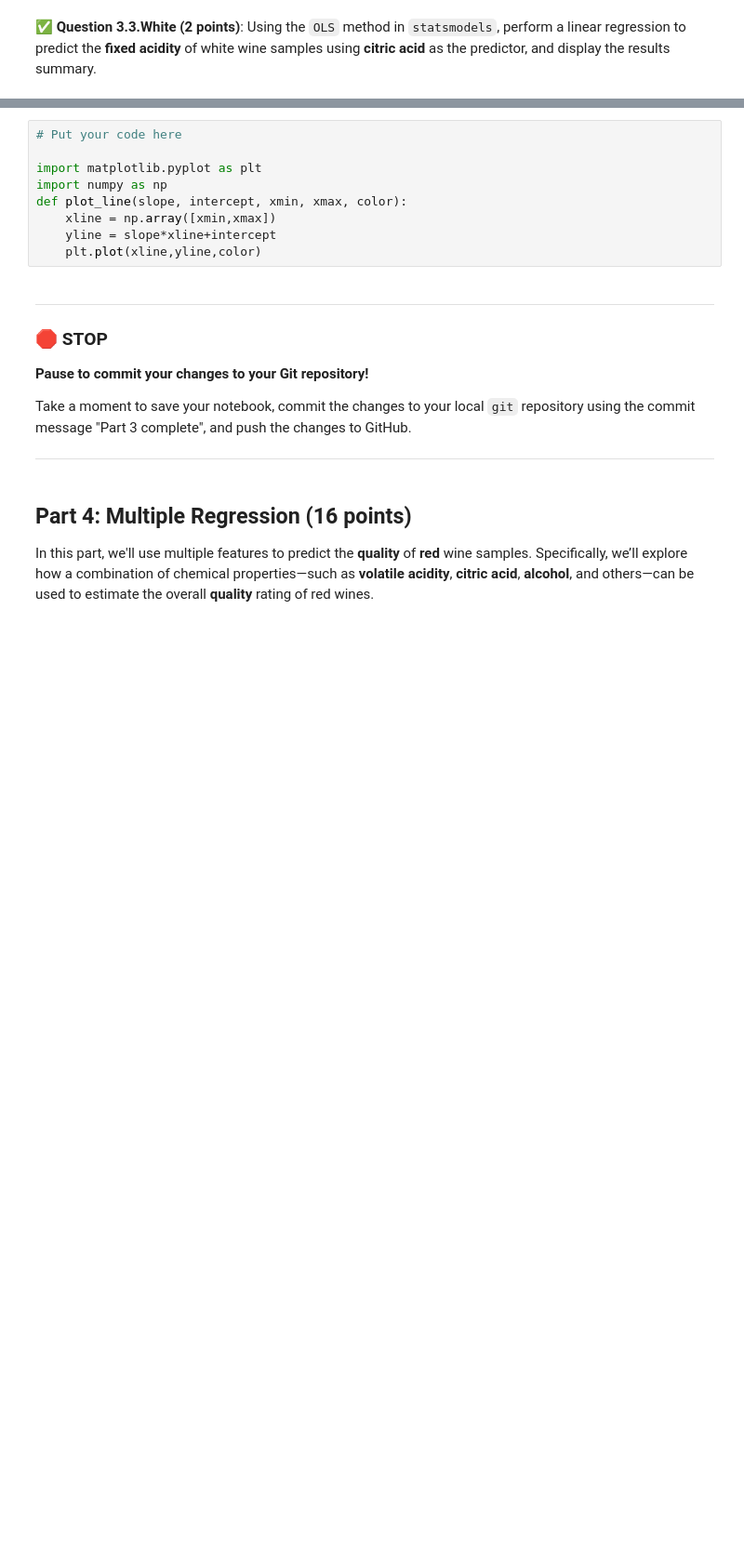
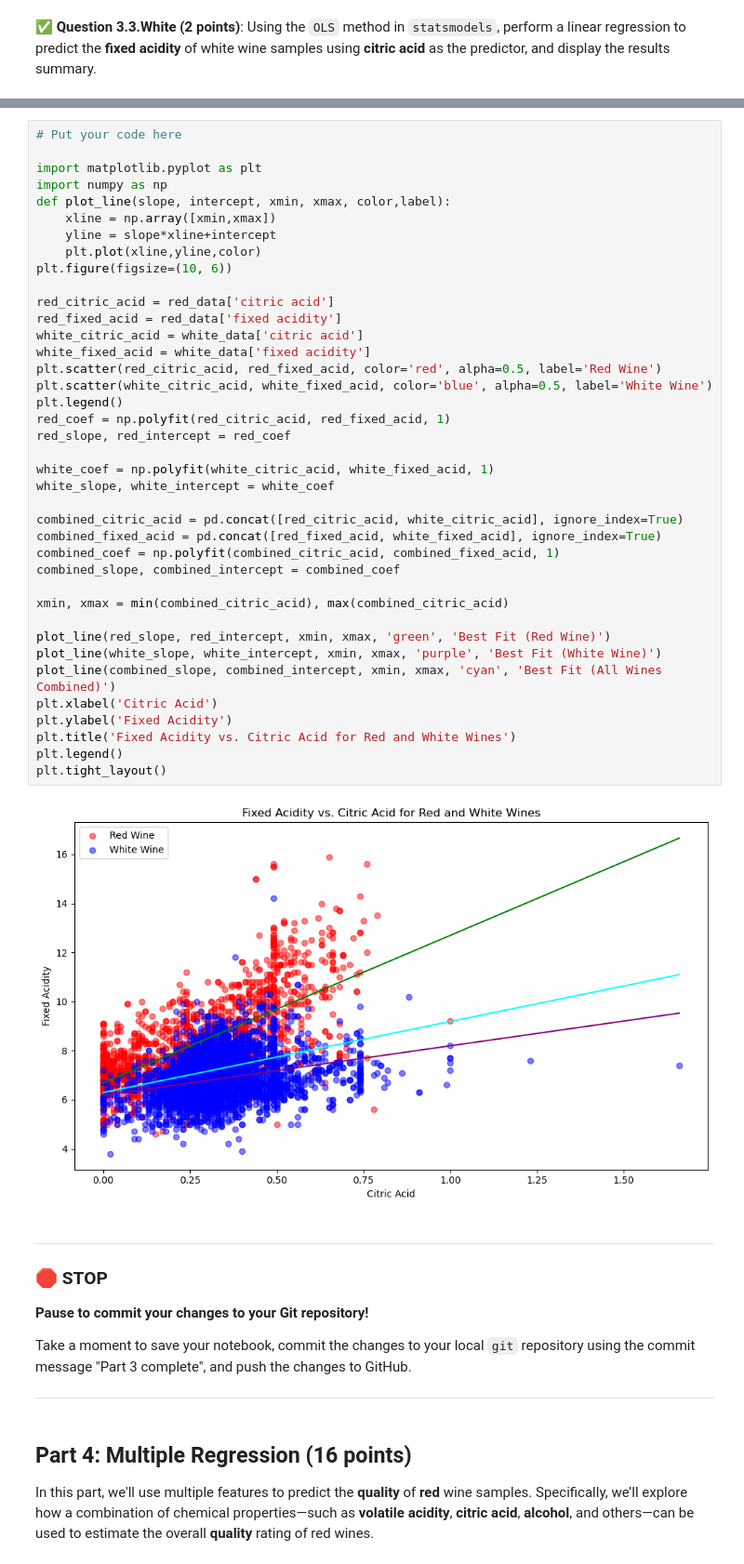
Before and after one commit to JamboLe/CMSE202-f24-turnin, a Jupyter notebook: hw-03/HW-03_Regression-STUDENT.ipynb, the cells around one changed output, grey strips where cells are left out. Shown: that part at 93% size. Cells and saved outputs as stored; diff of their text form; blank space fills up the shorter version.

```diff
--- a/hw-03/HW-03_Regression-STUDENT.ipynb
+++ b/hw-03/HW-03_Regression-STUDENT.ipynb
@@ -198,15 +264,47 @@ For this problem, make sure that you’re using the entire wine dataset, not jus
 **Do this**: Make a scatterplot showing **fixed acidity** vs. **citric acid** for the wine dataset. Color-code the points so that red and white wines are in different colors. Then, display the best fit line for each type of wine in the same color as the points, and also display the best fit line for all wines combined in a different color. Don’t forget to label your axes. When you’re done, your plot should contain two colors of points and three lines (two lines should match the colors of the two wine types, and one line for the combined data in a different color).
 
 **Hint**: We've included a function to help you plot a line. Feel free to use it, or not.
-# %%
-# Put your code here
-
-import matplotlib.pyplot as plt
-import numpy as np
-def plot_line(slope, intercept, xmin, xmax, color):
-    xline = np.array([xmin,xmax])
-    yline = slope*xline+intercept
-    plt.plot(xline,yline,color)
+# %%
+# Put your code here
+
+import matplotlib.pyplot as plt
+import numpy as np
+def plot_line(slope, intercept, xmin, xmax, color,label):
+    xline = np.array([xmin,xmax])
+    yline = slope*xline+intercept
+    plt.plot(xline,yline,color)
+plt.figure(figsize=(10, 6))
+
+red_citric_acid = red_data['citric acid']
+red_fixed_acid = red_data['fixed acidity']
+white_citric_acid = white_data['citric acid']
+white_fixed_acid = white_data['fixed acidity']
+plt.scatter(red_citric_acid, red_fixed_acid, color='red', alpha=0.5, label='Red Wine')
+plt.scatter(white_citric_acid, white_fixed_acid, color='blue', alpha=0.5, label='White Wine')
+plt.legend()
+red_coef = np.polyfit(red_citric_acid, red_fixed_acid, 1)
+red_slope, red_intercept = red_coef
+
+white_coef = np.polyfit(white_citric_acid, white_fixed_acid, 1)
+white_slope, white_intercept = white_coef
+
+combined_citric_acid = pd.concat([red_citric_acid, white_citric_acid], ignore_index=True)
+combined_fixed_acid = pd.concat([red_fixed_acid, white_fixed_acid], ignore_index=True)
+combined_coef = np.polyfit(combined_citric_acid, combined_fixed_acid, 1)
+combined_slope, combined_intercept = combined_coef
+
+xmin, xmax = min(combined_citric_acid), max(combined_citric_acid)
+
+plot_line(red_slope, red_intercept, xmin, xmax, 'green', 'Best Fit (Red Wine)')
+plot_line(white_slope, white_intercept, xmin, xmax, 'purple', 'Best Fit (White Wine)')
+plot_line(combined_slope, combined_intercept, xmin, xmax, 'cyan', 'Best Fit (All Wines Combined)')
+plt.xlabel('Citric Acid')
+plt.ylabel('Fixed Acidity')
+plt.title('Fixed Acidity vs. Citric Acid for Red and White Wines')
+plt.legend()
+plt.tight_layout()
+# %% [output]
+[figure, added]
 # %% [markdown]
 ---
 ### &#128721; STOP
```
Also changed, not shown: parts of 14 cells of this notebook.
